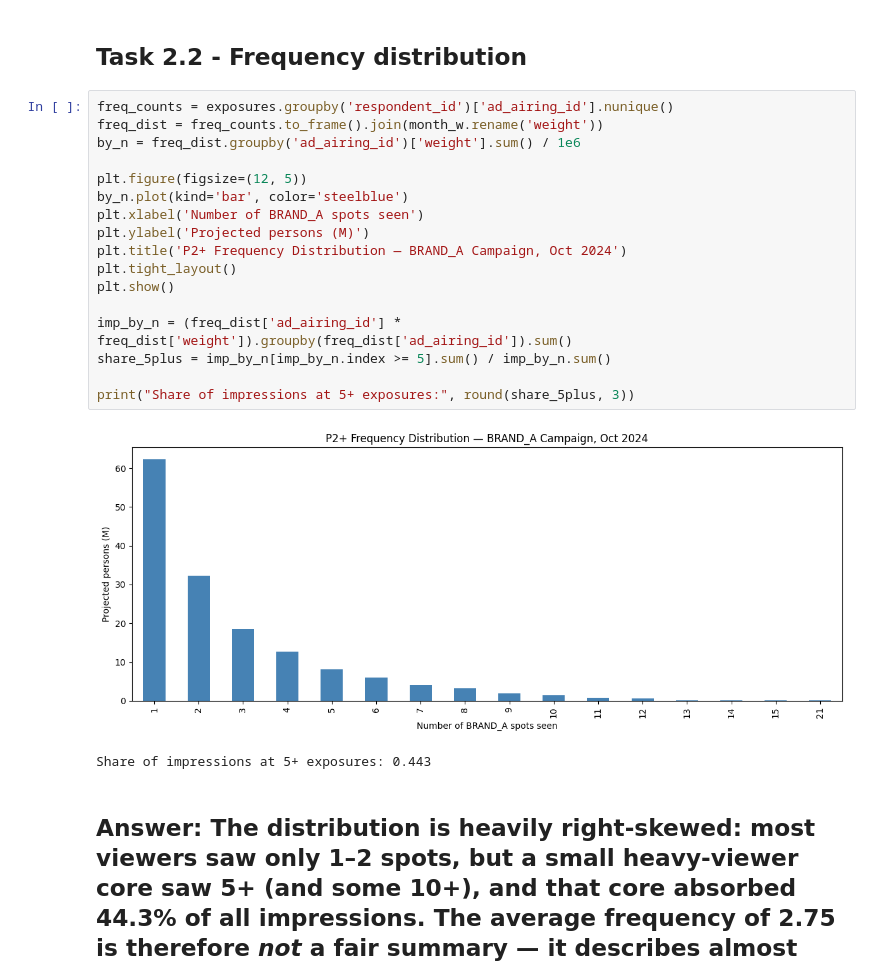
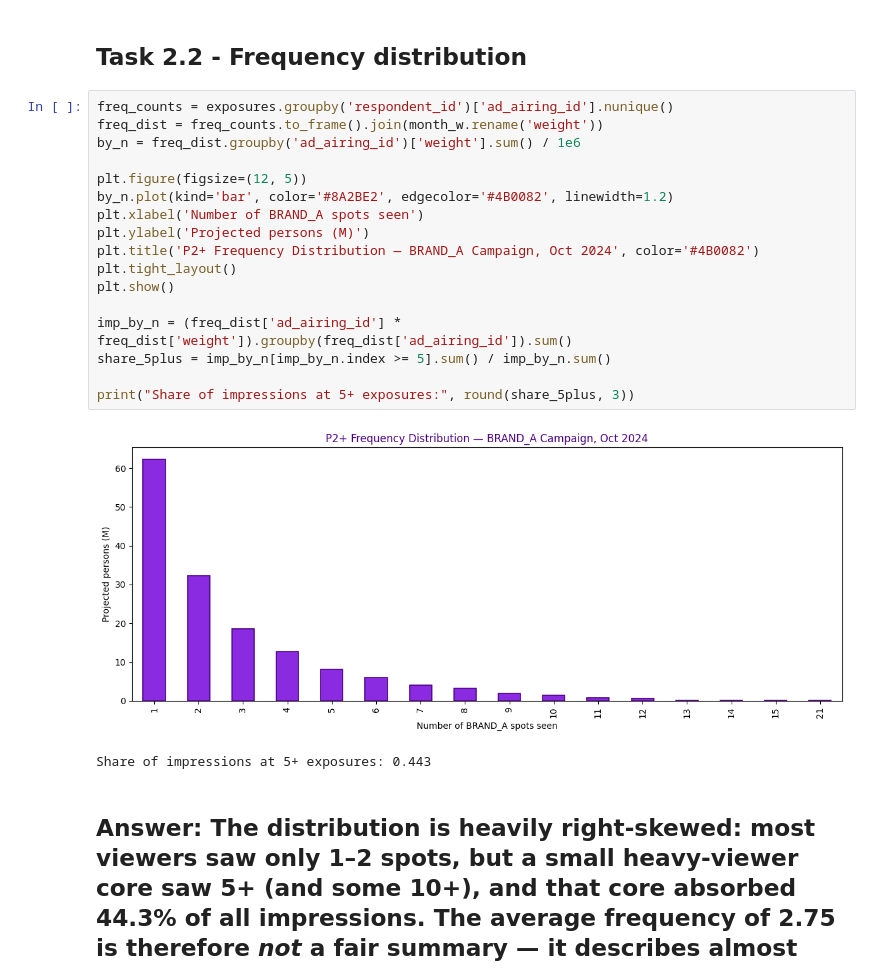
Before and after one commit to Hranko-Anna/lab2-campaign, a Jupyter notebook: lab2.ipynb, the cells around one changed output. Cells and saved outputs as stored; diff of their text form.

```diff
--- a/lab2.ipynb
+++ b/lab2.ipynb
@@ -258,22 +258,22 @@ A18-49 average frequency: 1.81
 # %%
 freq_counts = exposures.groupby('respondent_id')['ad_airing_id'].nunique()
 freq_dist = freq_counts.to_frame().join(month_w.rename('weight'))
 by_n = freq_dist.groupby('ad_airing_id')['weight'].sum() / 1e6
 
 plt.figure(figsize=(12, 5))
-by_n.plot(kind='bar', color='steelblue')
+by_n.plot(kind='bar', color='#8A2BE2', edgecolor='#4B0082', linewidth=1.2)
 plt.xlabel('Number of BRAND_A spots seen')
 plt.ylabel('Projected persons (M)')
-plt.title('P2+ Frequency Distribution — BRAND_A Campaign, Oct 2024')
+plt.title('P2+ Frequency Distribution — BRAND_A Campaign, Oct 2024', color='#4B0082')
 plt.tight_layout()
 plt.show()
 
 imp_by_n = (freq_dist['ad_airing_id'] * freq_dist['weight']).groupby(freq_dist['ad_airing_id']).sum()
 share_5plus = imp_by_n[imp_by_n.index >= 5].sum() / imp_by_n.sum()
 
 print("Share of impressions at 5+ exposures:", round(share_5plus, 3))
 # %% [output]
-[figure, old version]
+[figure, new version]
 Share of impressions at 5+ exposures: 0.443
 # %% [markdown]
 ## **Answer:** The distribution is heavily right-skewed: most viewers saw only 1–2 spots, but a small heavy-viewer core saw 5+ (and some 10+), and that core absorbed 44.3% of all impressions. The average frequency of 2.75 is therefore *not* a fair summary — it describes almost nobody. It's the classic "average can lie" pattern: the plan spread 300 spots widely but concentrated exposure on a small loyal slice, leaving many light viewers under-exposed.
```
Also changed, not shown: parts of 4 cells of this notebook.
